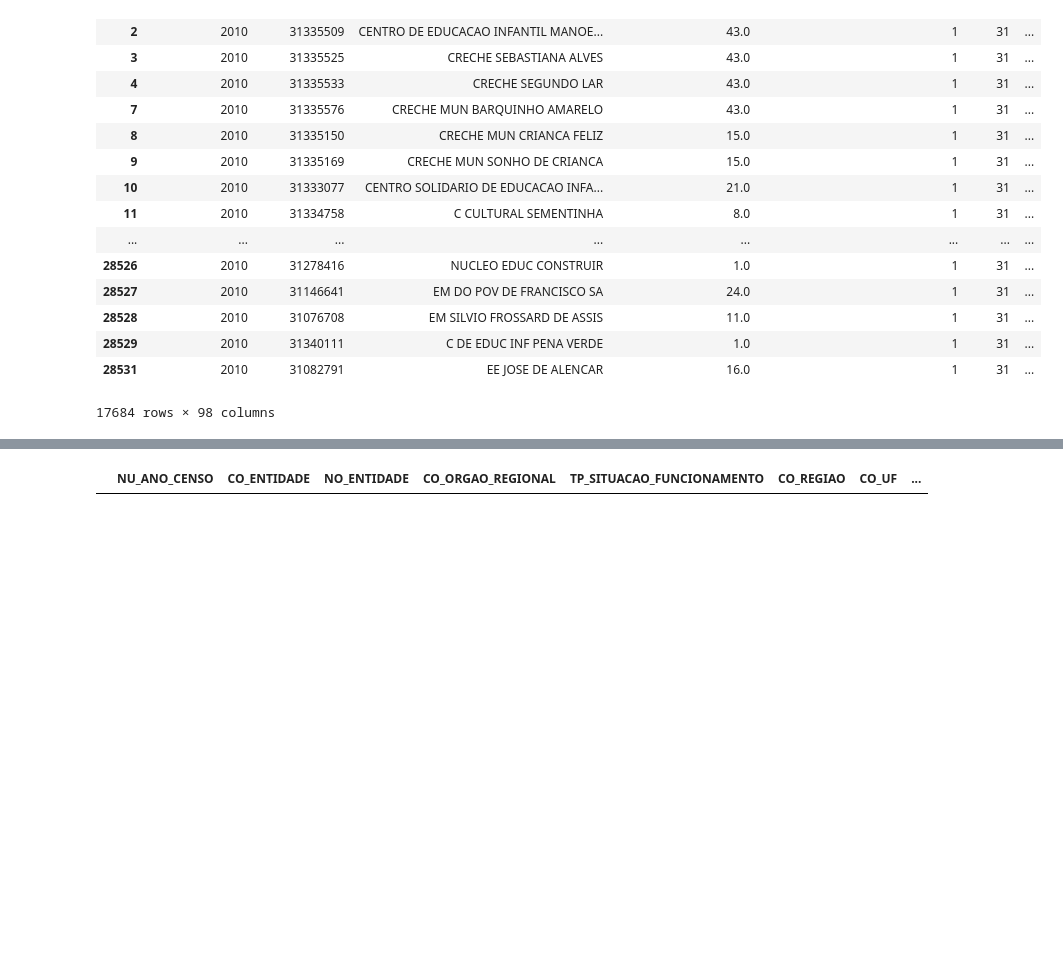
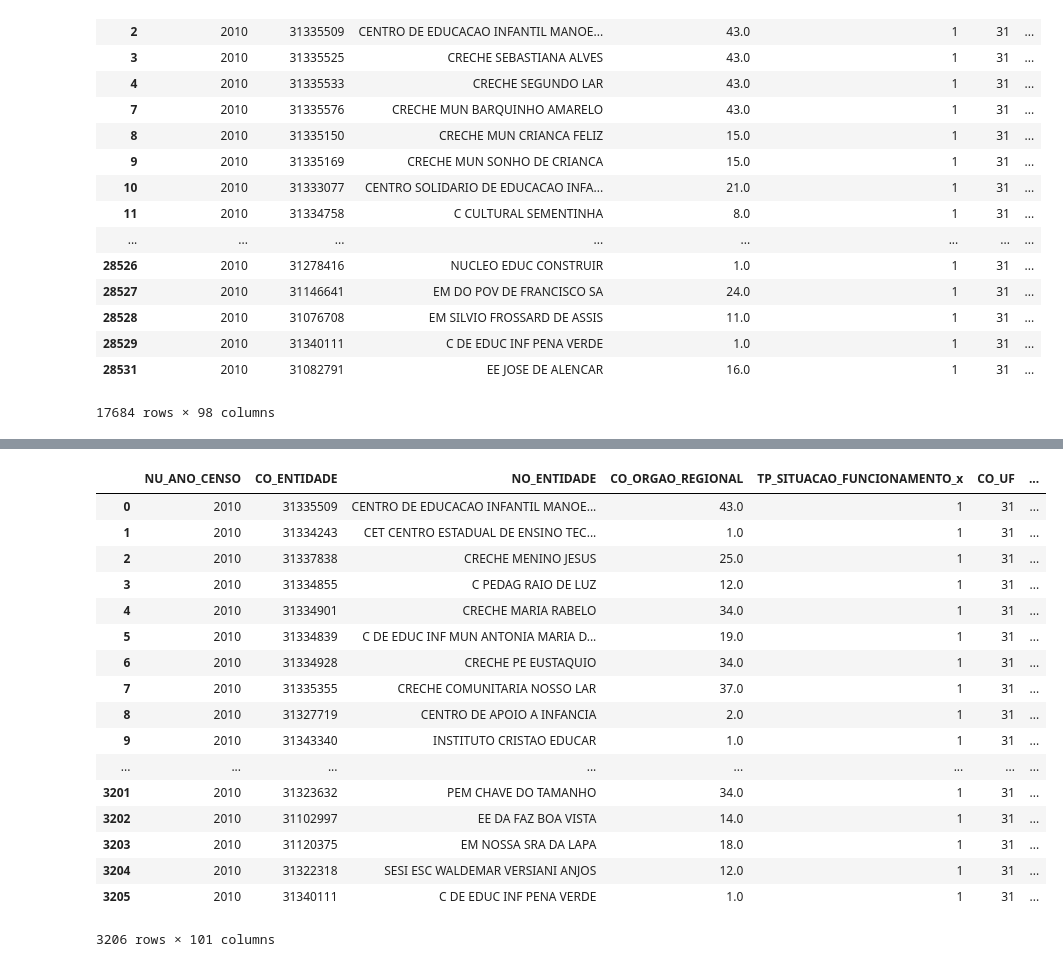
Before and after one commit to martimallow/escola_fechada, a Jupyter notebook: juntando bases.ipynb, the cells around one changed output, grey strips where cells are left out. Cells and saved outputs as stored; diff of their text form; code cells hidden in the pictures; blank space fills up the shorter version.

```diff
--- a/juntando bases.ipynb
+++ b/juntando bases.ipynb
@@ -120,11 +124,27 @@ df2010_rename = df2010.rename(index=str, columns={
 # %%
 #tentando merge ao contrario
 
-
-merged = abertas2010.merge(naberta2018[['CO_ENTIDADE','CO_MESORREGIAO','TP_SITUACAO_FUNCIONAMENTO']]
-                           , on = 'CO_ENTIDADE')
+merged = abertas2010.merge(naberta2018[['CO_ENTIDADE','CO_MESORREGIAO'
+                                        ,'TP_SITUACAO_FUNCIONAMENTO']], on = 'CO_ENTIDADE')
-# %%
-naberta2018[ naberta2018['IN_QUADRA_ESPORTES_COBERTA'] == 1]
-# %% [output]
-|  | NU_ANO_CENSO | CO_ENTIDADE | NO_ENTIDADE | CO_ORGAO_REGIONAL | TP_SITUACAO_FUNCIONAMENTO | CO_REGIAO | CO_UF | ... |
+# %%
+merged
+# %% [output]
+|  | NU_ANO_CENSO | CO_ENTIDADE | NO_ENTIDADE | CO_ORGAO_REGIONAL | TP_SITUACAO_FUNCIONAMENTO_x | CO_UF | ... |
+| 0 | 2010 | 31335509 | CENTRO DE EDUCACAO INFANTIL MANOE... | 43.0 | 1 | 31 | ... |
+| 1 | 2010 | 31334243 | CET CENTRO ESTADUAL DE ENSINO TEC... | 1.0 | 1 | 31 | ... |
+| 2 | 2010 | 31337838 | CRECHE MENINO JESUS | 25.0 | 1 | 31 | ... |
+| 3 | 2010 | 31334855 | C PEDAG RAIO DE LUZ | 12.0 | 1 | 31 | ... |
+| 4 | 2010 | 31334901 | CRECHE MARIA RABELO | 34.0 | 1 | 31 | ... |
+| 5 | 2010 | 31334839 | C DE EDUC INF MUN ANTONIA MARIA D... | 19.0 | 1 | 31 | ... |
+| 6 | 2010 | 31334928 | CRECHE PE EUSTAQUIO | 34.0 | 1 | 31 | ... |
+| 7 | 2010 | 31335355 | CRECHE COMUNITARIA NOSSO LAR | 37.0 | 1 | 31 | ... |
+| 8 | 2010 | 31327719 | CENTRO DE APOIO A INFANCIA | 2.0 | 1 | 31 | ... |
+| 9 | 2010 | 31343340 | INSTITUTO CRISTAO EDUCAR | 1.0 | 1 | 31 | ... |
+| ... | ... | ... | ... | ... | ... | ... | ... |
+| 3201 | 2010 | 31323632 | PEM CHAVE DO TAMANHO | 34.0 | 1 | 31 | ... |
+| 3202 | 2010 | 31102997 | EE DA FAZ BOA VISTA | 14.0 | 1 | 31 | ... |
+| 3203 | 2010 | 31120375 | EM NOSSA SRA DA LAPA | 18.0 | 1 | 31 | ... |
+| 3204 | 2010 | 31322318 | SESI ESC WALDEMAR VERSIANI ANJOS | 12.0 | 1 | 31 | ... |
+| 3205 | 2010 | 31340111 | C DE EDUC INF PENA VERDE | 1.0 | 1 | 31 | ... |
+3206 rows × 101 columns
 # %%
```
Also changed, not shown: parts of 4 cells of this notebook, 1 other file.
